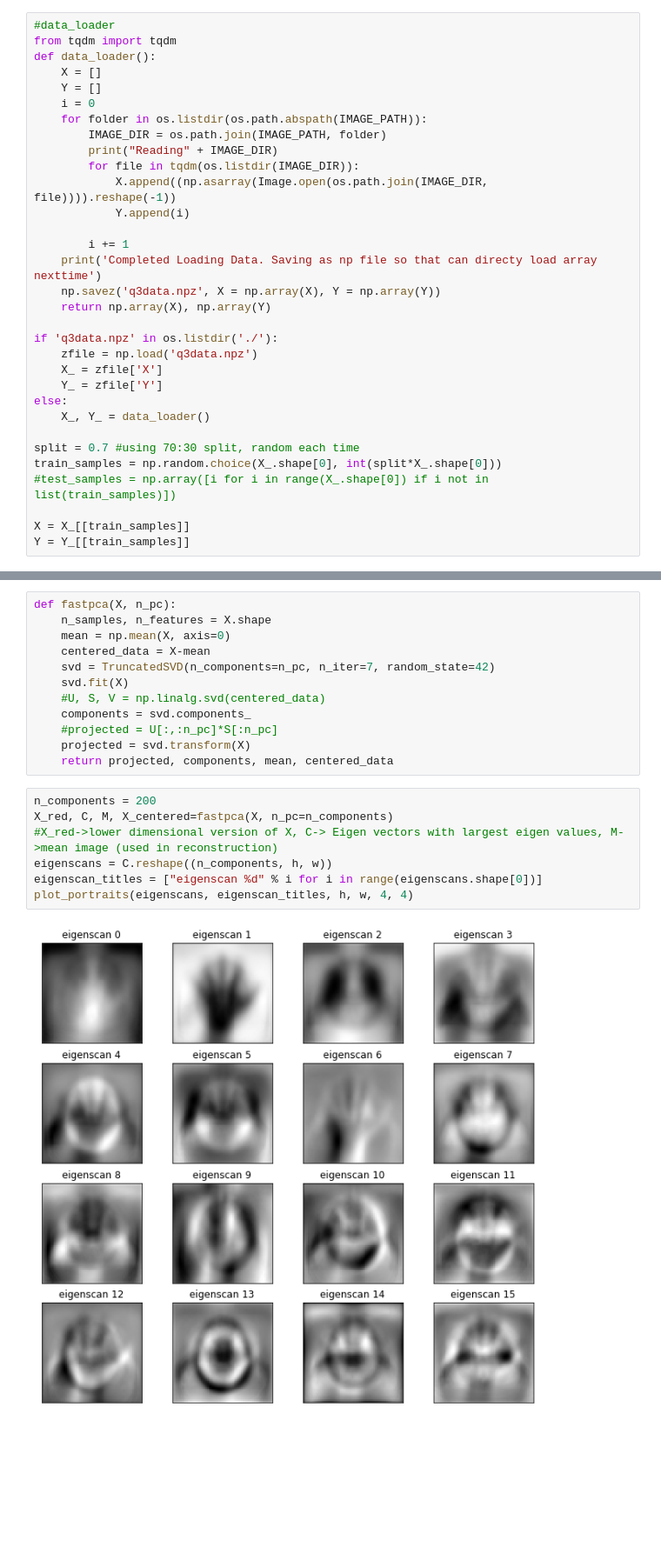
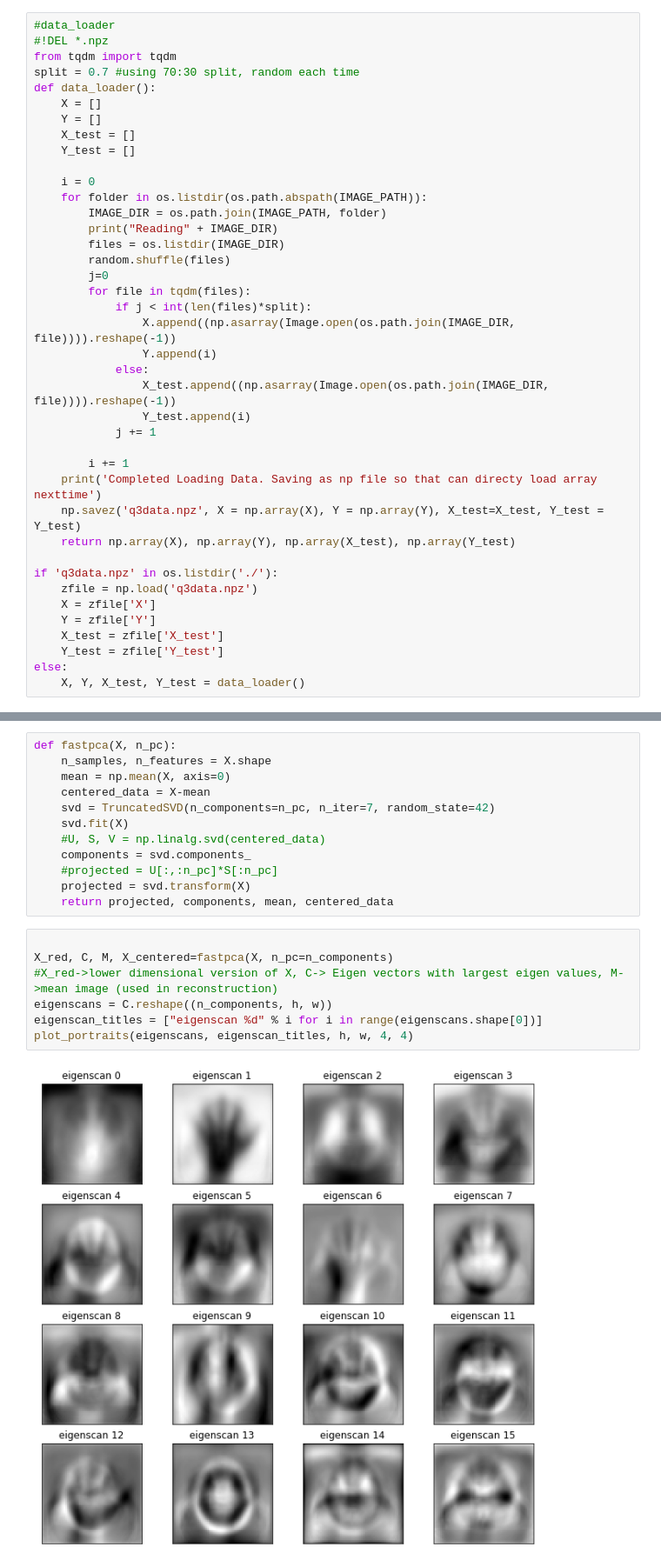
Before and after one commit to varundesai10/ELL409_Assignment1, a Jupyter notebook: question3.ipynb, the cells around one changed output, grey strips where cells are left out. Shown at 87% size. Cells and saved outputs as stored; diff of their text form; blank space fills up the shorter version.

```diff
--- a/question3.ipynb
+++ b/question3.ipynb
@@ -12,34 +14,42 @@ C:\Users\Acer\Desktop\sem5\ell409\Assignment_1\Medical_MNIST
 # %%
 #data_loader
+#!DEL *.npz
 from tqdm import tqdm
+split = 0.7 #using 70:30 split, random each time
 def data_loader():
     X = []
     Y = []
+    X_test = []
+    Y_test = []
+
     i = 0
     for folder in os.listdir(os.path.abspath(IMAGE_PATH)):
         IMAGE_DIR = os.path.join(IMAGE_PATH, folder)
         print("Reading" + IMAGE_DIR)
-        for file in tqdm(os.listdir(IMAGE_DIR)):
-            X.append((np.asarray(Image.open(os.path.join(IMAGE_DIR, file)))).reshape(-1))
-            Y.append(i)
+        files = os.listdir(IMAGE_DIR)
+        random.shuffle(files)
+        j=0
+        for file in tqdm(files):
+            if j < int(len(files)*split):
+                X.append((np.asarray(Image.open(os.path.join(IMAGE_DIR, file)))).reshape(-1))
+                Y.append(i)
+            else:
+                X_test.append((np.asarray(Image.open(os.path.join(IMAGE_DIR, file)))).reshape(-1))
+                Y_test.append(i)
+            j += 1
 
         i += 1
     print('Completed Loading Data. Saving as np file so that can directy load array nexttime')
-    np.savez('q3data.npz', X = np.array(X), Y = np.array(Y))
-    return np.array(X), np.array(Y)
+    np.savez('q3data.npz', X = np.array(X), Y = np.array(Y), X_test=X_test, Y_test = Y_test)
+    return np.array(X), np.array(Y), np.array(X_test), np.array(Y_test)
 
 if 'q3data.npz' in os.listdir('./'):
     zfile = np.load('q3data.npz')
-    X_ = zfile['X']
-    Y_ = zfile['Y']
+    X = zfile['X']
+    Y = zfile['Y']
+    X_test = zfile['X_test']
+    Y_test = zfile['Y_test']
 else:
-    X_, Y_ = data_loader()
-
-split = 0.7 #using 70:30 split, random each time
-train_samples = np.random.choice(X_.shape[0], int(split*X_.shape[0]))
-#test_samples = np.array([i for i in range(X_.shape[0]) if i not in list(train_samples)])
-
-X = X_[[train_samples]]
-Y = Y_[[train_samples]]
+    X, Y, X_test, Y_test = data_loader()
 # %%
 print(f'X.shape = {X.shape}') #oof!
@@ -100,14 +112,14 @@ def fastpca(X, n_pc):
     projected = svd.transform(X)
     return projected, components, mean, centered_data
 # %%
-n_components = 200
+
 X_red, C, M, X_centered=fastpca(X, n_pc=n_components)
 #X_red->lower dimensional version of X, C-> Eigen vectors with largest eigen values, M->mean image (used in reconstruction)
 eigenscans = C.reshape((n_components, h, w))
 eigenscan_titles = ["eigenscan %d" % i for i in range(eigenscans.shape[0])]
 plot_portraits(eigenscans, eigenscan_titles, h, w, 4, 4)
 # %% [output]
-[figure, old version]
+[figure, new version]
 # %%
 def reconstruction(Y, C, M, h, w, image_index):
     n_samples, n_features = Y.shape
```
Also changed, not shown: parts of 31 cells of this notebook, 2 other files.
